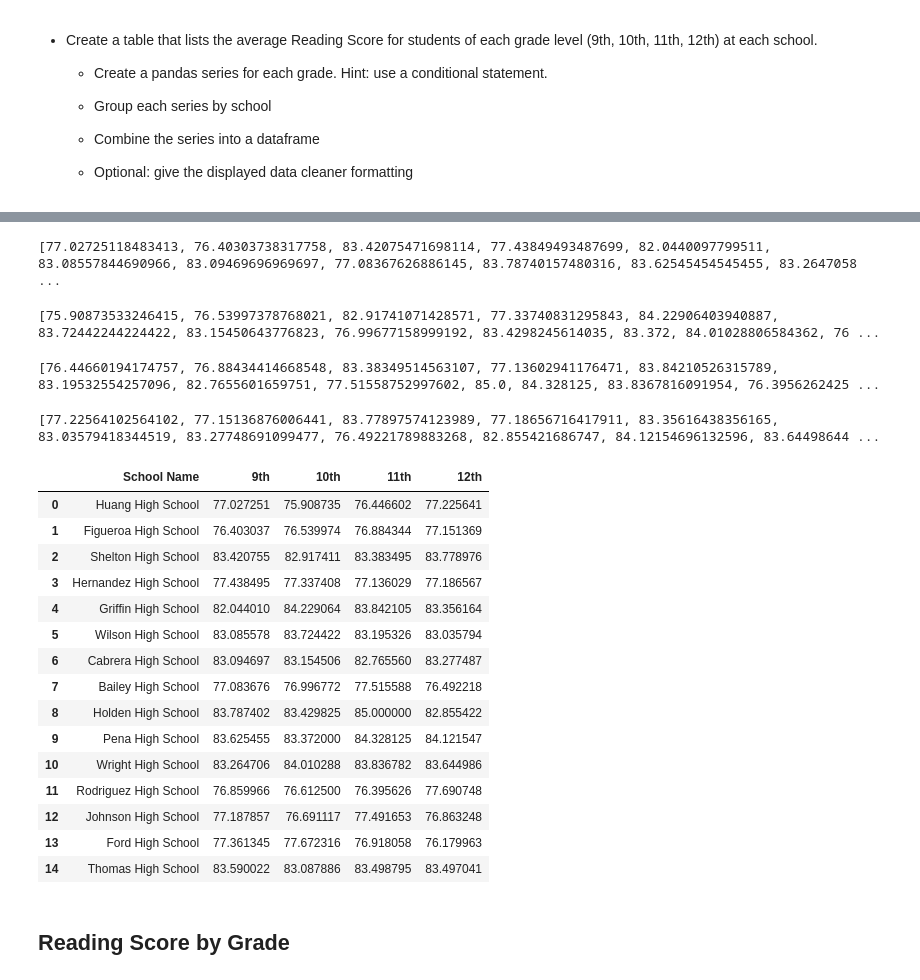
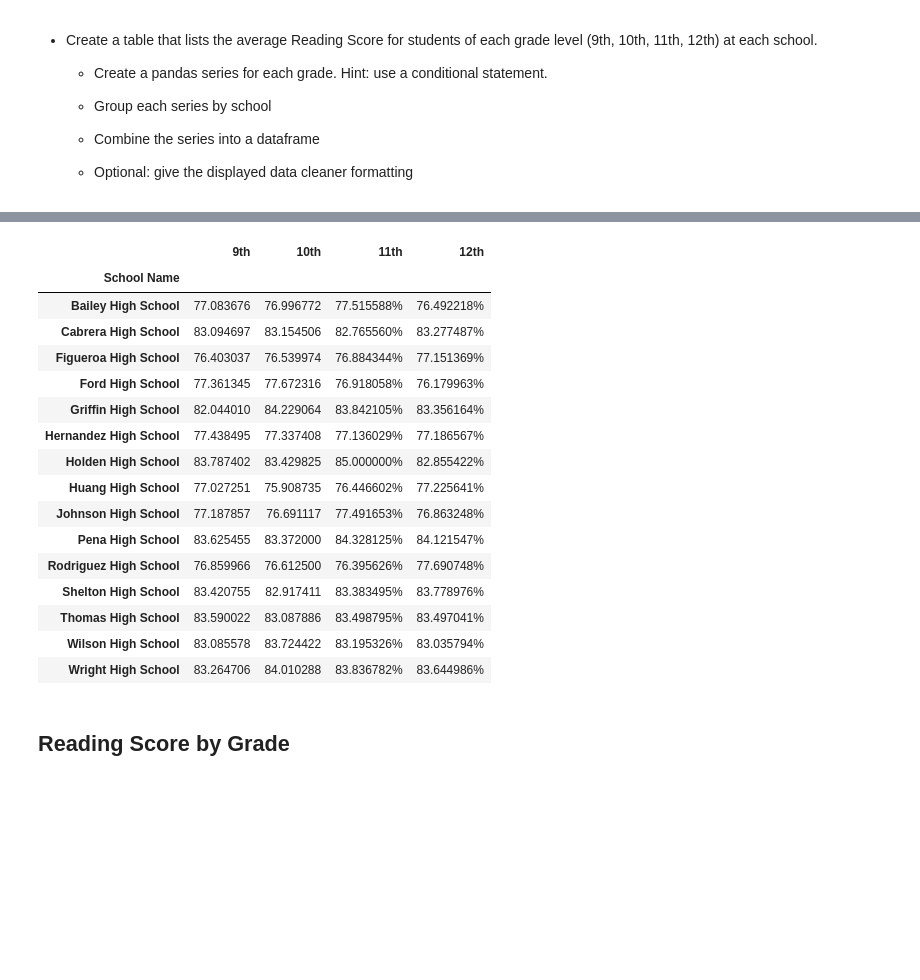
Before and after one commit to swdrich/pandas-challenge, a Jupyter notebook: PyCitySchools/PyCitySchools.ipynb, the cells around one changed output, grey strips where cells are left out. Saved outputs shown, nothing was run; the diff lists cells and outputs as text; code cells hidden in the pictures; blank space fills up the shorter version.

Commit message:
Completed math and reading by grade dataframes.

```diff
--- a/PyCitySchools/PyCitySchools.ipynb
+++ b/PyCitySchools/PyCitySchools.ipynb
@@ -482,60 +351,66 @@ school_grade9_m = school_grades_df.loc[school_grades_df["grade"] == "9th"]
 #school_grade9_m
 grade9m_grouped = school_grade9_m.groupby(school_grade9_m.school_id)
 grade9m = list(grade9m_grouped["math_score"].mean())
-print(grade9m)
+#print(grade9m)
-# %% [output]
-[77.02725118483413, 76.40303738317758, 83.42075471698114, 77.43849493487699, 82.0440097799511, 83.08557844690966, 83.09469696969697, 77.08367626886145, 83.78740157480316, 83.62545454545455, 83.2647058 ...
 # %%
 #Sort by grade 10
 school_grade10_m = school_grades_df.loc[school_grades_df["grade"] == "10th"]
 #school_grade10_m
 grade10m_grouped = school_grade10_m.groupby(school_grade10_m.school_id)
 grade10m = list(grade10m_grouped["math_score"].mean())
-print(grade10m)
+#print(grade10m)
-# %% [output]
-[75.90873533246415, 76.53997378768021, 82.91741071428571, 77.33740831295843, 84.22906403940887, 83.72442244224422, 83.15450643776823, 76.99677158999192, 83.4298245614035, 83.372, 84.01028806584362, 76 ...
 # %%
 #Sort by grade 11
 school_grade11_m = school_grades_df.loc[school_grades_df["grade"] == "11th"]
 #school_grade11_m
 grade11m_grouped = school_grade11_m.groupby(school_grade11_m.school_id)
 grade11m = list(grade11m_grouped["math_score"].mean())
-print(grade11m)
+#print(grade11m)
-# %% [output]
-[76.44660194174757, 76.88434414668548, 83.38349514563107, 77.13602941176471, 83.84210526315789, 83.19532554257096, 82.7655601659751, 77.51558752997602, 85.0, 84.328125, 83.8367816091954, 76.3956262425 ...
 # %%
 #Sort by grade 12
 school_grade12_m = school_grades_df.loc[school_grades_df["grade"] == "12th"]
 #school_grade12_m
 grade12m_grouped = school_grade12_m.groupby(school_grade12_m.school_id)
 grade12m = list(grade12m_grouped["math_score"].mean())
-print(grade12m)
+#print(grade12m)
-# %% [output]
-[77.22564102564102, 77.15136876006441, 83.77897574123989, 77.18656716417911, 83.35616438356165, 83.03579418344519, 83.27748691099477, 76.49221789883268, 82.855421686747, 84.12154696132596, 83.64498644 ...
-# %%
-math_by_grade_df = pd.DataFrame({"School Name" : school_name_list,
-                                 "9th" : grade9m,
-                                 "10th" : grade10m,
-                                 "11th" : grade11m,
-                                 "12th" : grade12m})
-math_by_grade_df
-# %% [output]
-|  | School Name | 9th | 10th | 11th | 12th |
-| 0 | Huang High School | 77.027251 | 75.908735 | 76.446602 | 77.225641 |
-| 1 | Figueroa High School | 76.403037 | 76.539974 | 76.884344 | 77.151369 |
-| 2 | Shelton High School | 83.420755 | 82.917411 | 83.383495 | 83.778976 |
-| 3 | Hernandez High School | 77.438495 | 77.337408 | 77.136029 | 77.186567 |
-| 4 | Griffin High School | 82.044010 | 84.229064 | 83.842105 | 83.356164 |
-| 5 | Wilson High School | 83.085578 | 83.724422 | 83.195326 | 83.035794 |
-| 6 | Cabrera High School | 83.094697 | 83.154506 | 82.765560 | 83.277487 |
-| 7 | Bailey High School | 77.083676 | 76.996772 | 77.515588 | 76.492218 |
-| 8 | Holden High School | 83.787402 | 83.429825 | 85.000000 | 82.855422 |
-| 9 | Pena High School | 83.625455 | 83.372000 | 84.328125 | 84.121547 |
-| 10 | Wright High School | 83.264706 | 84.010288 | 83.836782 | 83.644986 |
-| 11 | Rodriguez High School | 76.859966 | 76.612500 | 76.395626 | 77.690748 |
-| 12 | Johnson High School | 77.187857 | 76.691117 | 77.491653 | 76.863248 |
-| 13 | Ford High School | 77.361345 | 77.672316 | 76.918058 | 76.179963 |
-| 14 | Thomas High School | 83.590022 | 83.087886 | 83.498795 | 83.497041 |
+# %%
+math_by_grade_df = pd.DataFrame({"School Name" : school_name_list,
+                                 "9th" : grade9m,
+                                 "10th" : grade10m,
+                                 "11th" : grade11m,
+                                 "12th" : grade12m})
+#Sort alphabetically by school name
+math_by_grade_df_sortabc = math_by_grade_df.sort_values("School Name")
+#Format data frame
+format_mapping_3 = {"9th" : "{:.6f}",
+                  "10th" : "{:.6f}",
+                  "11th" : "{:.6f}%",
+                  "12th" : "{:.6f}%",
+                   }
+#apply formatting
+for key, value in format_mapping_3.items():
+       math_by_grade_df_sortabc[key] = math_by_grade_df_sortabc[key].apply(value.format)
+math_by_grade_df_sortabc
+#Reset index to school name
+math_by_grade_df_sortabc.set_index("School Name")
+# %% [output]
+|  | 9th | 10th | 11th | 12th |
+| School Name |  |  |  |  |
+| Bailey High School | 77.083676 | 76.996772 | 77.515588% | 76.492218% |
+| Cabrera High School | 83.094697 | 83.154506 | 82.765560% | 83.277487% |
+| Figueroa High School | 76.403037 | 76.539974 | 76.884344% | 77.151369% |
+| Ford High School | 77.361345 | 77.672316 | 76.918058% | 76.179963% |
+| Griffin High School | 82.044010 | 84.229064 | 83.842105% | 83.356164% |
+| Hernandez High School | 77.438495 | 77.337408 | 77.136029% | 77.186567% |
+| Holden High School | 83.787402 | 83.429825 | 85.000000% | 82.855422% |
+| Huang High School | 77.027251 | 75.908735 | 76.446602% | 77.225641% |
+| Johnson High School | 77.187857 | 76.691117 | 77.491653% | 76.863248% |
+| Pena High School | 83.625455 | 83.372000 | 84.328125% | 84.121547% |
+| Rodriguez High School | 76.859966 | 76.612500 | 76.395626% | 77.690748% |
+| Shelton High School | 83.420755 | 82.917411 | 83.383495% | 83.778976% |
+| Thomas High School | 83.590022 | 83.087886 | 83.498795% | 83.497041% |
+| Wilson High School | 83.085578 | 83.724422 | 83.195326% | 83.035794% |
+| Wright High School | 83.264706 | 84.010288 | 83.836782% | 83.644986% |
 # %% [markdown]
 ## Reading Score by Grade
 # %% [markdown]
```
Also changed, not shown: parts of 41 cells of this notebook.
